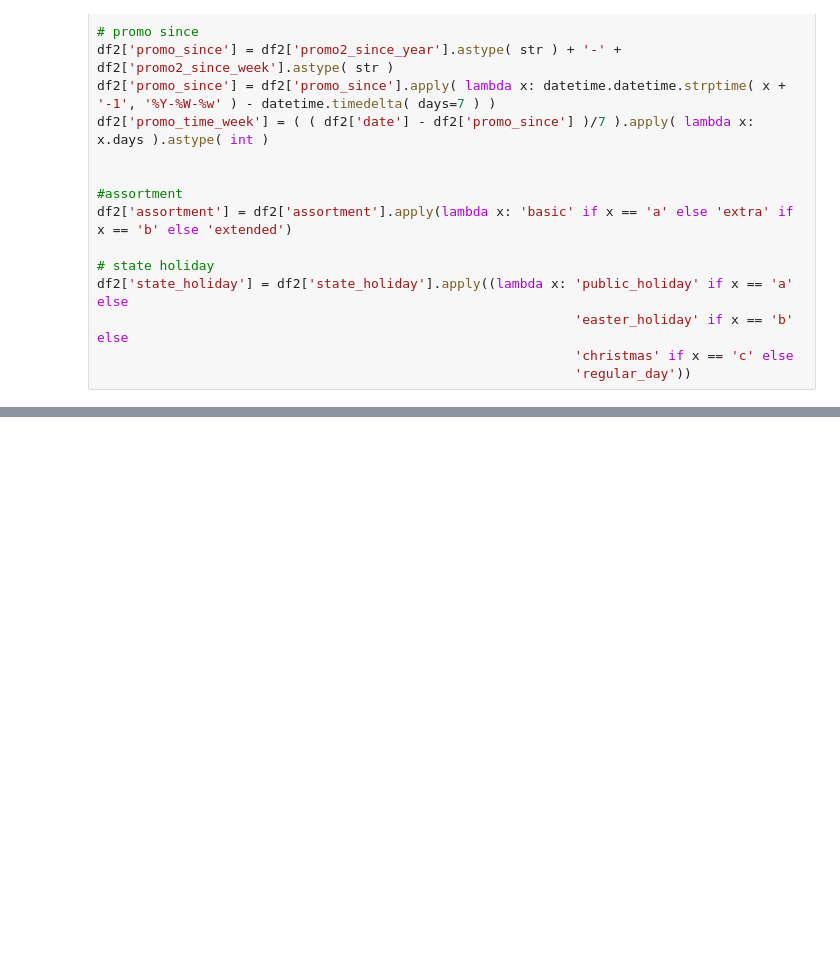
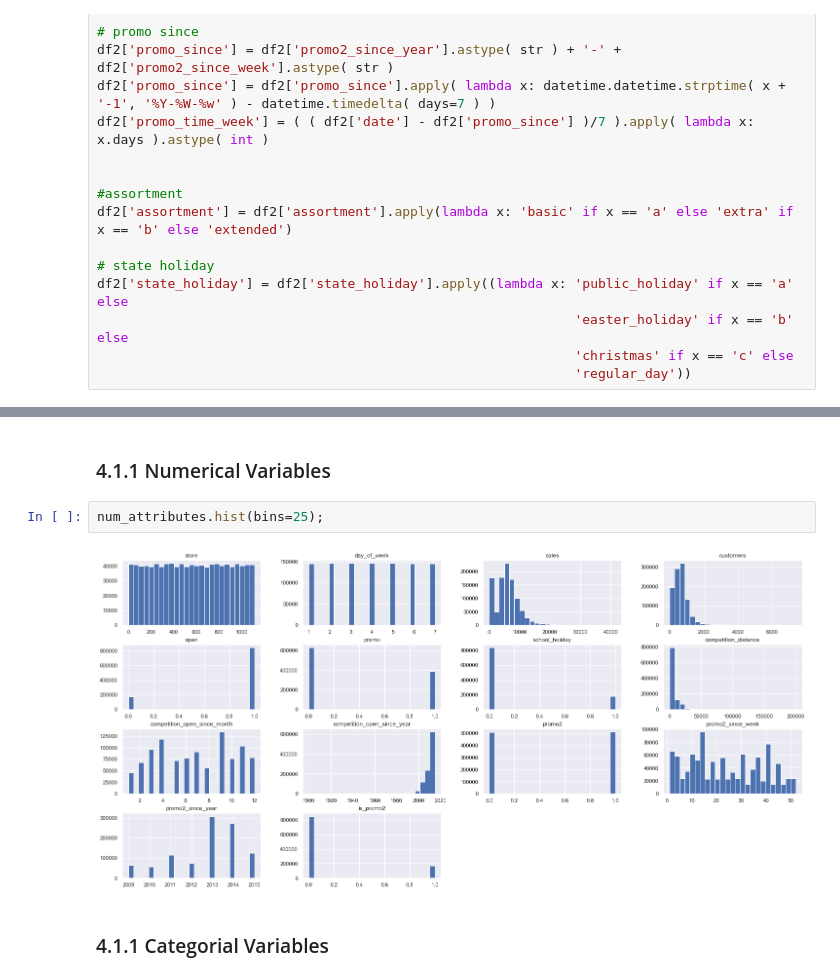
Before and after one commit to bpessoamorais/ds_em_producao, a Jupyter notebook: v01_store_sales_prediction_.ipynb, the cells around one changed output, grey strips where cells are left out. Saved outputs shown, nothing was run; the diff lists cells and outputs as text; blank space fills up the shorter version.

```diff
--- a/v01_store_sales_prediction_.ipynb
+++ b/v01_store_sales_prediction_.ipynb
@@ -410,0 +443,8 @@ Index(['store', 'day_of_week', 'date', 'sales', 'promo', 'state_holiday',
+# %% [markdown]
+### 4.1.1 Numerical Variables
+# %%
+num_attributes.hist(bins=25);
+# %% [output]
+[figure, added]
+# %% [markdown]
+### 4.1.1 Categorial Variables
```
Also changed, not shown: parts of 39 cells of this notebook.
